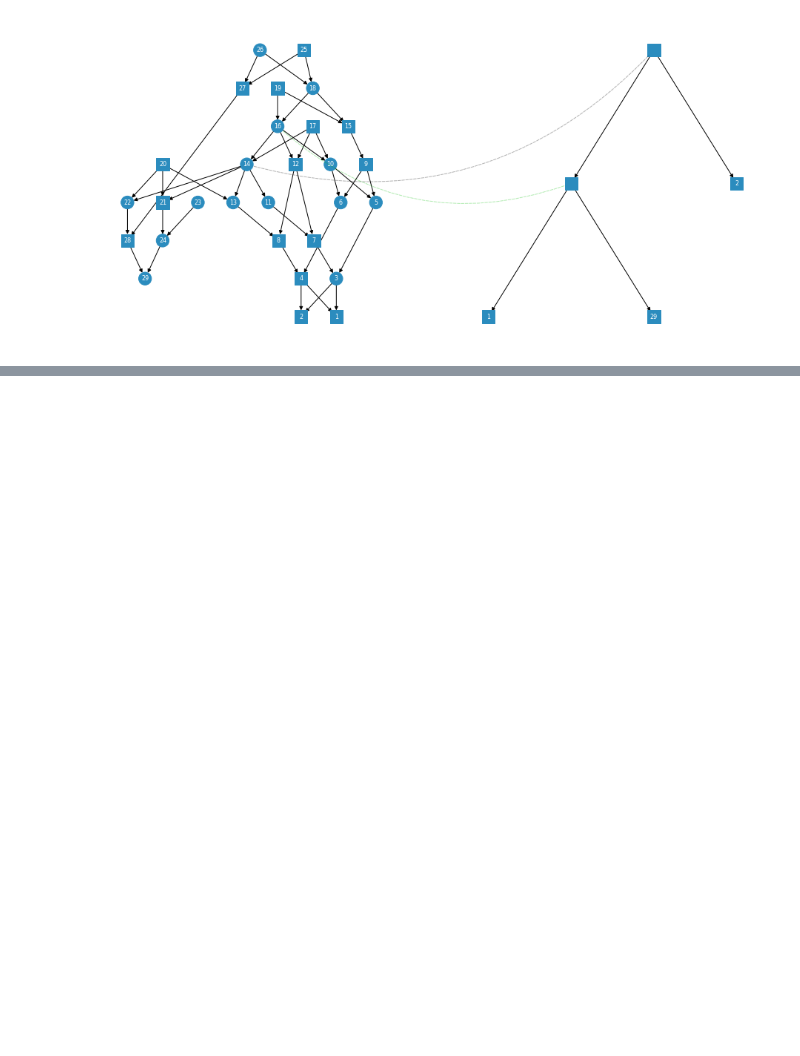
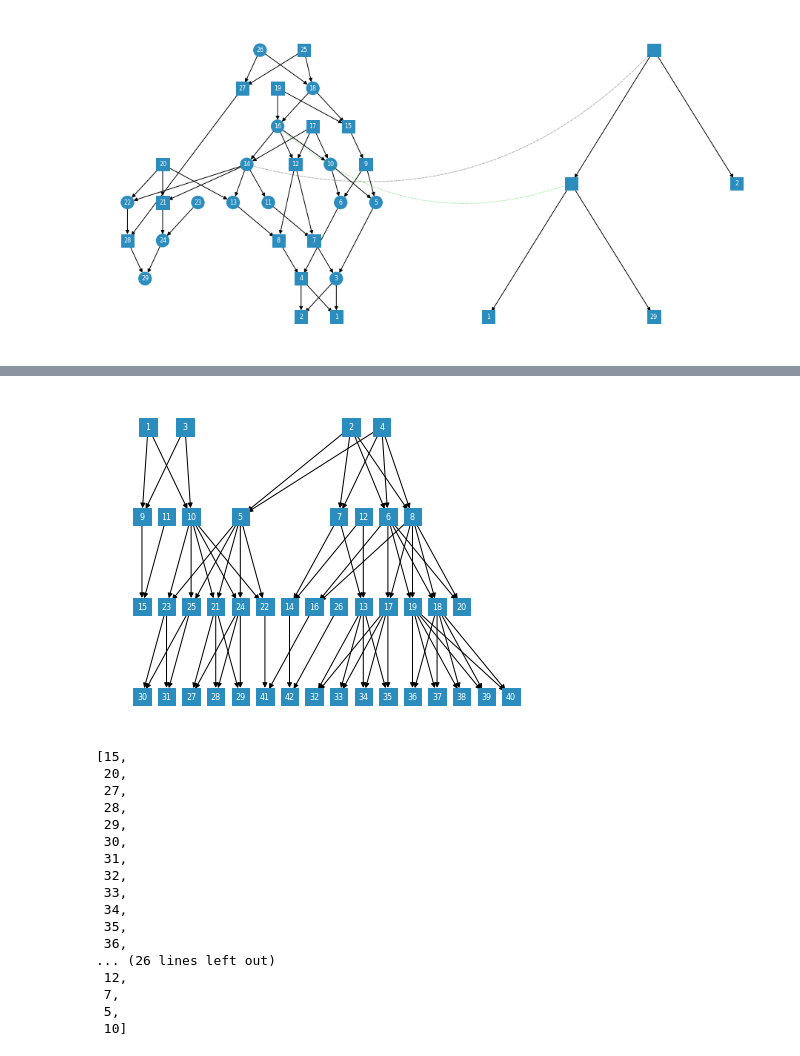
Before and after one commit to ivan-krukov/aligning-genealogies, a Jupyter notebook: notebooks/Experiments.ipynb, the cells around one changed output, grey strips where cells are left out. Cells and saved outputs as stored; diff of their text form; code cells hidden in the pictures; blank space fills up the shorter version.

```diff
--- a/notebooks/Experiments.ipynb
+++ b/notebooks/Experiments.ipynb
@@ -119,3 +117,36 @@ Text(value='', description='Node subset:', placeholder='List of nodes (comma sep
 Text(value='1', description='Radius', placeholder='1')
 [interactive output not drawn]
 [interactive output not drawn]
+# %%
+ped.draw()
+plt.show()
+6: Counter({41: 1,
+          32: 1,
+          33: 1,
+          34: 1,
+          35: 1,
+          36: 2,
+          37: 2,
+          38: 2,
+          39: 2,
+          40: 2,
+          20: 1})
+# %% [output]
+[figure, added]
+[15,
+ 20,
+ 27,
+ 28,
+ 29,
+ 30,
+ 31,
+ 32,
+ 33,
+ 34,
+ 35,
+ 36,
+... (26 lines left out)
+ 12,
+ 7,
+ 5,
+ 10]
```
Also changed, not shown: parts of 6 cells of this notebook, 1 other file.
